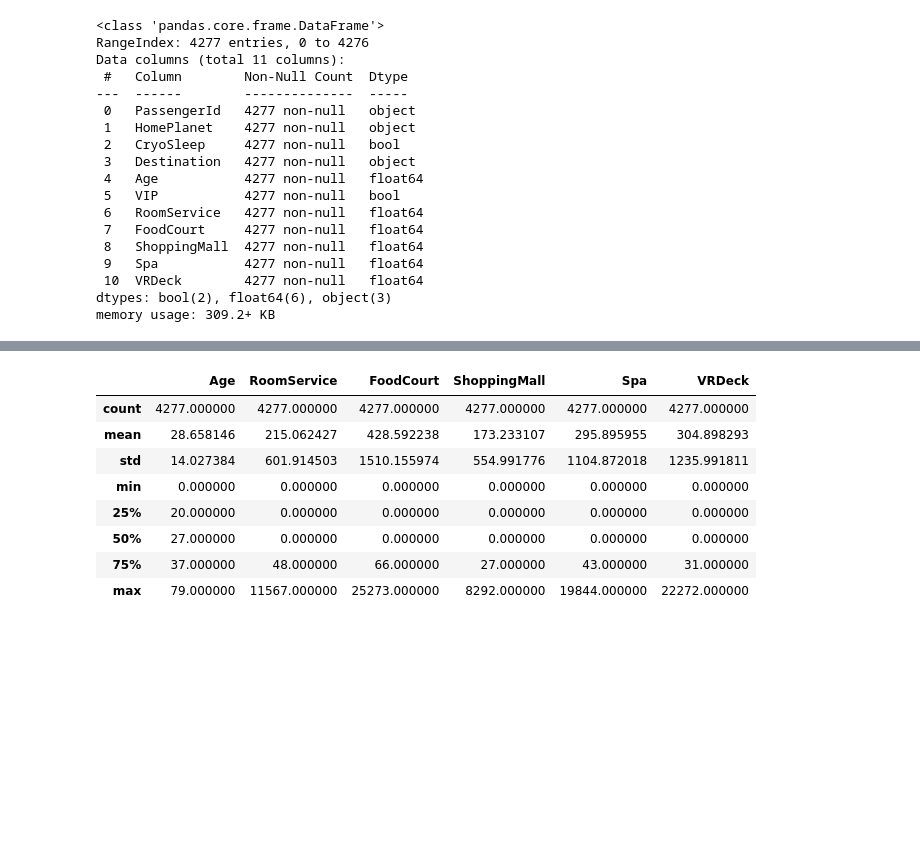
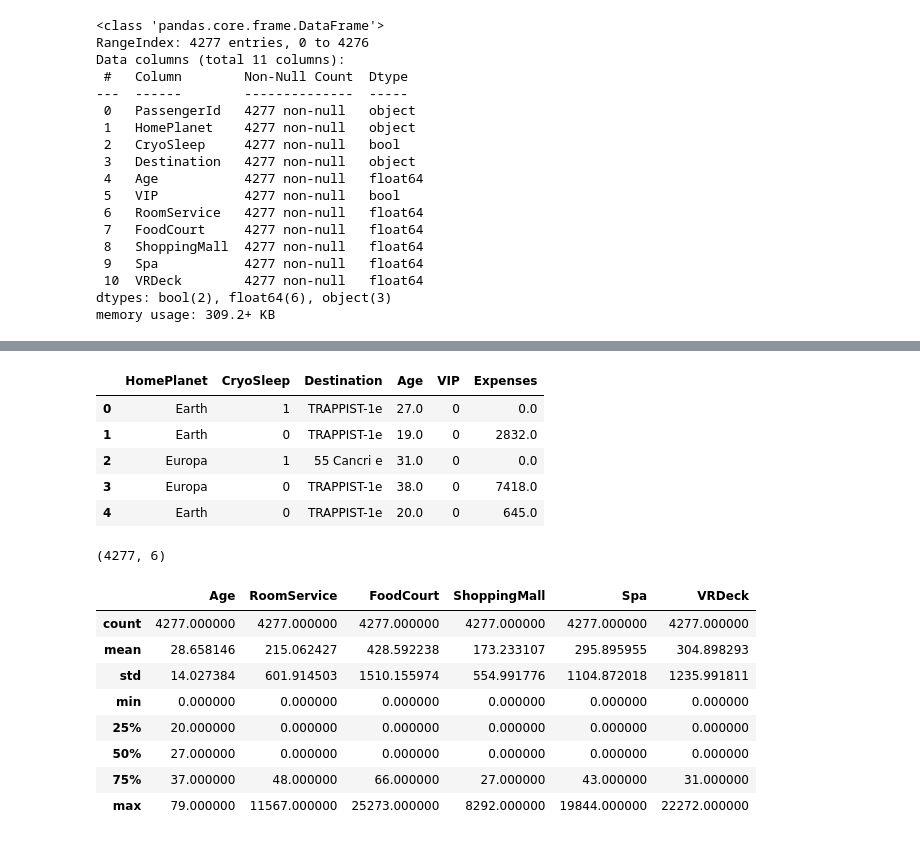
Before and after one commit to 37nomad/Spaceship-titanic, a Jupyter notebook: analysis.ipynb, the cells around one changed output, grey strips where cells are left out. Cells and saved outputs as stored; diff of their text form; code cells hidden in the pictures; blank space fills up the shorter version.

```diff
--- a/analysis.ipynb
+++ b/analysis.ipynb
@@ -603,3 +686,28 @@ memory usage: 309.2+ KB
+# %%
+dft3['Expenses']=dft3['RoomService']+dft3['FoodCourt']+dft3['ShoppingMall']+dft3['Spa']+dft3['VRDeck']
+# %%
+dft3.shape
+columns_removed_test=['RoomService','FoodCourt','ShoppingMall','Spa','VRDeck']
+dft4=dft3.drop(columns_removed_test,axis=1)
+dft4.head()
+# %% [output]
+|  | HomePlanet | CryoSleep | Destination | Age | VIP | Expenses |
+| 0 | Earth | 1 | TRAPPIST-1e | 27.0 | 0 | 0.0 |
+| 1 | Earth | 0 | TRAPPIST-1e | 19.0 | 0 | 2832.0 |
+| 2 | Europa | 1 | 55 Cancri e | 31.0 | 0 | 0.0 |
+| 3 | Europa | 0 | TRAPPIST-1e | 38.0 | 0 | 7418.0 |
+| 4 | Earth | 0 | TRAPPIST-1e | 20.0 | 0 | 645.0 |
+# %%
+from sklearn.compose import ColumnTransformer
+from sklearn.preprocessing import OneHotEncoder,StandardScaler
+num_atr_test=['Age','Expenses']
+cat_atr_test=['Destination','HomePlanet']
+full_pipeline_test=ColumnTransformer([('numt',StandardScaler(),num_atr_test),
+                                      ('catt',OneHotEncoder(drop='first'),cat_atr_test)])
+dft5=full_pipeline_test.fit_transform(dft4)
+dft5.shape
+# %% [output]
+(4277, 6)
 # %%
 dft1.describe()
 # %% [output]
```
Also changed, not shown: parts of 10 cells of this notebook.
